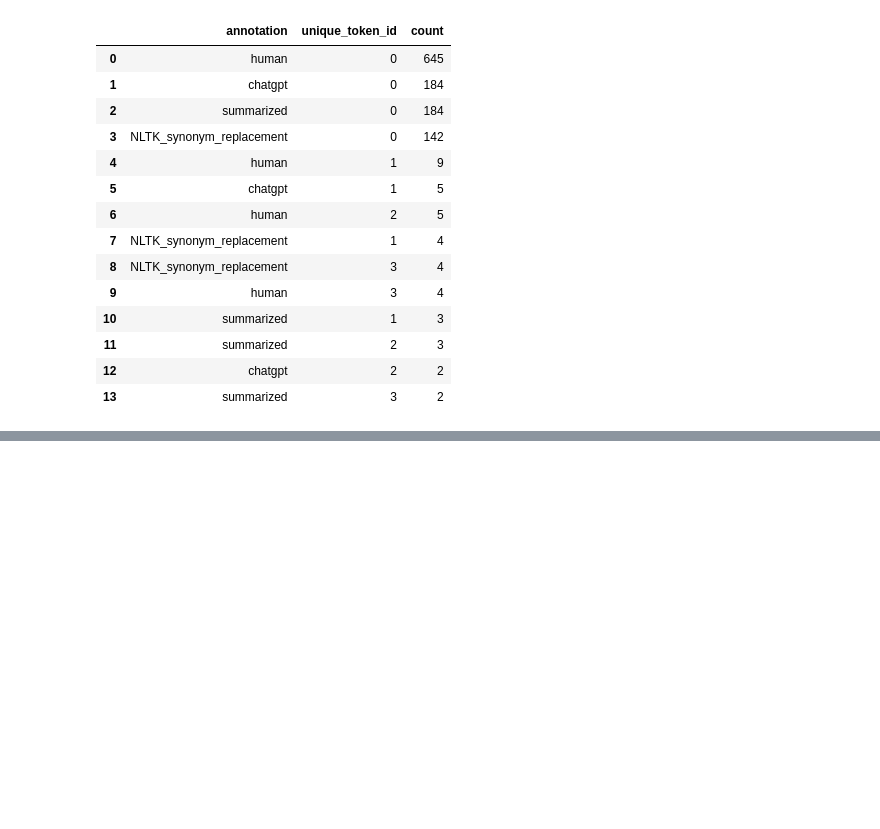
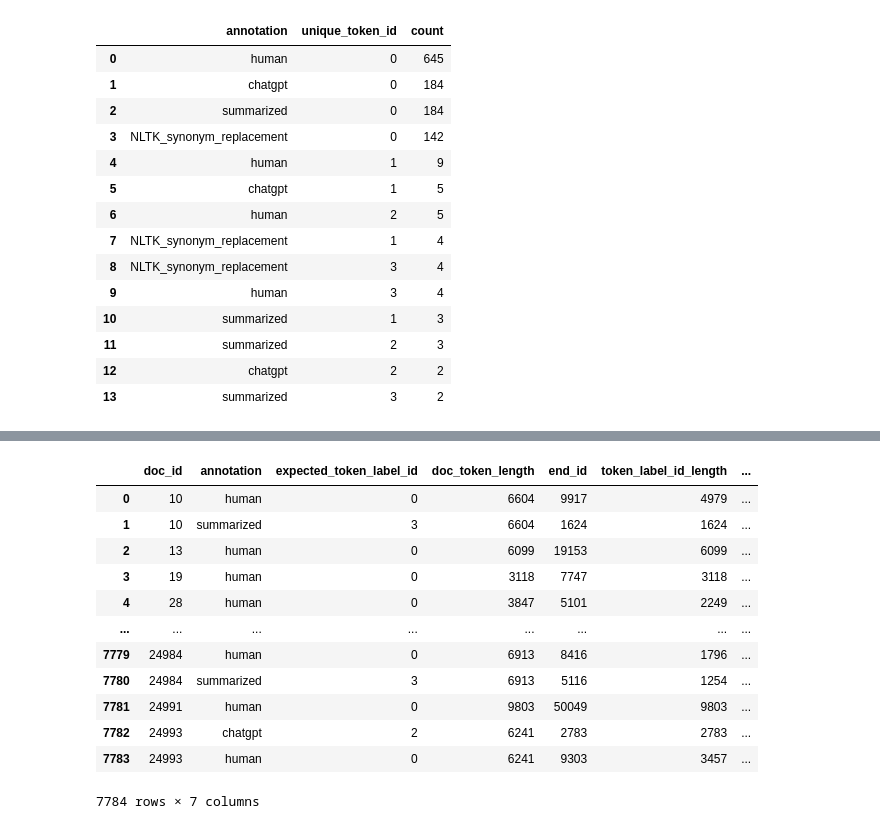
Before and after one commit to pradeepmohansml/dagpap24-submission, a Jupyter notebook: notebooks/EDA.ipynb, the cells around one changed output, grey strips where cells are left out. Saved outputs shown, nothing was run; the diff lists cells and outputs as text; code cells hidden in the pictures; blank space fills up the shorter version.

```diff
--- a/notebooks/EDA.ipynb
+++ b/notebooks/EDA.ipynb
@@ -244,0 +335,16 @@ transformed_train_df.to_csv('../data/tranformed_train_data.csv', index=False)
+# %%
+no_null_data.groupby(['doc_id', 'annotation', 'expected_token_label_id', 'doc_token_length', 'end_id'])[['token_label_id_length', 'exp_token_length']].sum().reset_index()
+# %% [output]
+|  | doc_id | annotation | expected_token_label_id | doc_token_length | end_id | token_label_id_length | ... |
+| 0 | 10 | human | 0 | 6604 | 9917 | 4979 | ... |
+| 1 | 10 | summarized | 3 | 6604 | 1624 | 1624 | ... |
+| 2 | 13 | human | 0 | 6099 | 19153 | 6099 | ... |
+| 3 | 19 | human | 0 | 3118 | 7747 | 3118 | ... |
+| 4 | 28 | human | 0 | 3847 | 5101 | 2249 | ... |
+| ... | ... | ... | ... | ... | ... | ... | ... |
+| 7779 | 24984 | human | 0 | 6913 | 8416 | 1796 | ... |
+| 7780 | 24984 | summarized | 3 | 6913 | 5116 | 1254 | ... |
+| 7781 | 24991 | human | 0 | 9803 | 50049 | 9803 | ... |
+| 7782 | 24993 | chatgpt | 2 | 6241 | 2783 | 2783 | ... |
+| 7783 | 24993 | human | 0 | 6241 | 9303 | 3457 | ... |
+7784 rows × 7 columns
```
Also changed, not shown: parts of 10 cells of this notebook.
